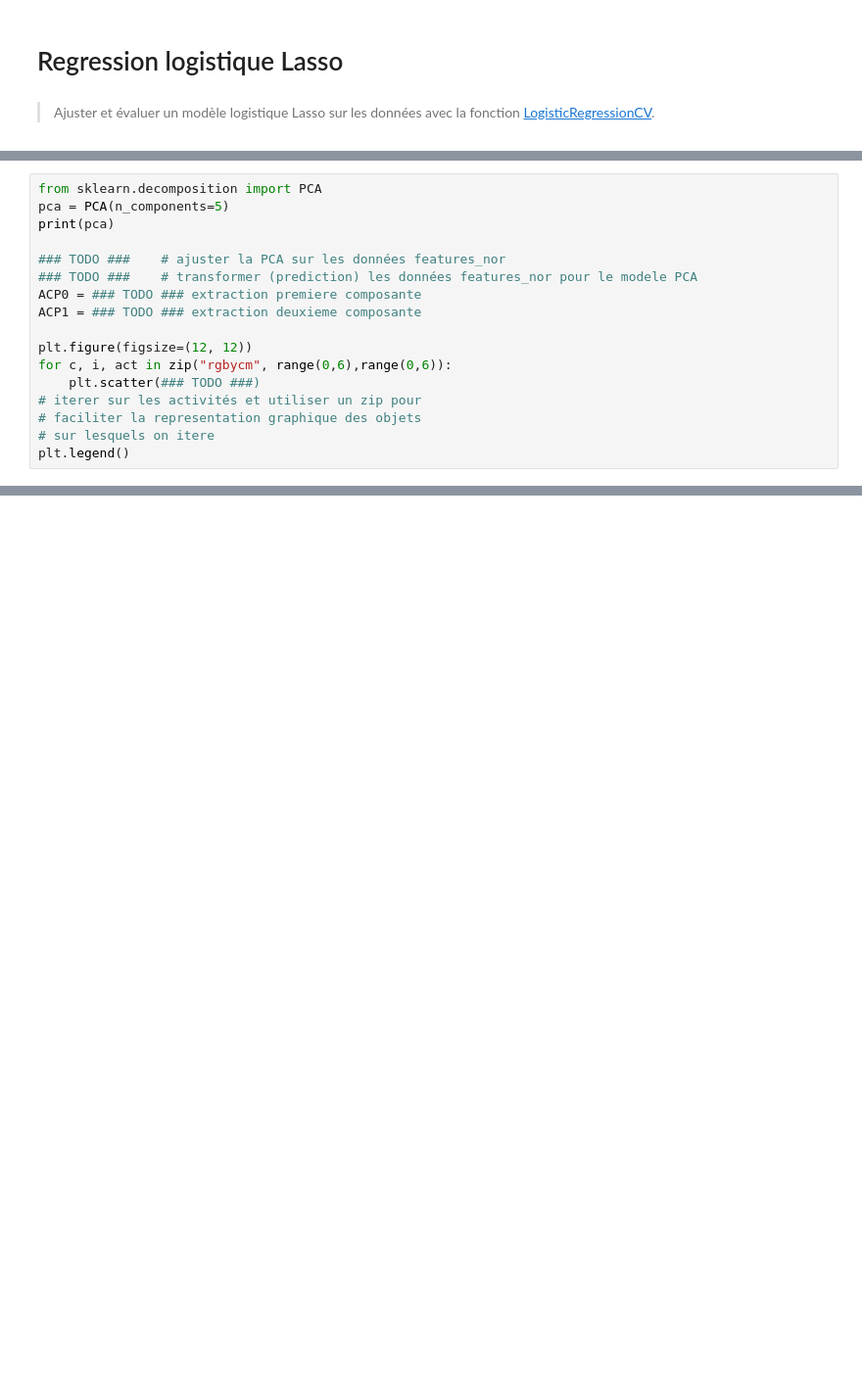
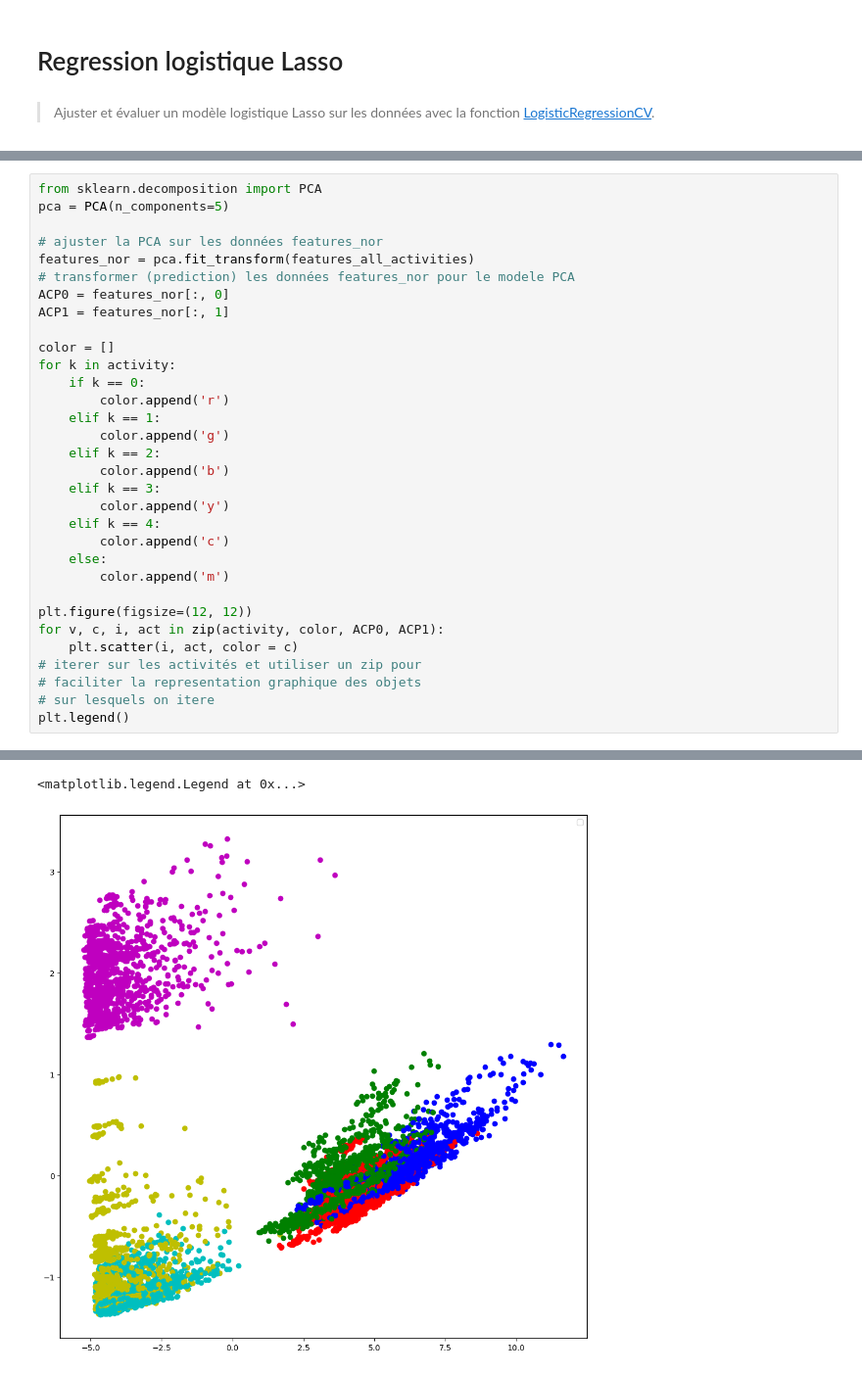
Before and after one commit to dgalemb/STASC, a Jupyter notebook: TP2.ipynb, the cells around one changed output, grey strips where cells are left out. Shown at 98% size. Saved outputs shown, nothing was run; the diff lists cells and outputs as text; blank space fills up the shorter version.

```diff
--- a/TP2.ipynb
+++ b/TP2.ipynb
@@ -501,17 +526,33 @@ Un descriptif de la fonction `sklearn.decomposition.PCA()` de la librairie sciki
 # %%
 from sklearn.decomposition import PCA
 pca = PCA(n_components=5)
-print(pca)
 
-### TODO ###    # ajuster la PCA sur les données features_nor
-### TODO ###    # transformer (prediction) les données features_nor pour le modele PCA
-ACP0 = ### TODO ### extraction premiere composante
-ACP1 = ### TODO ### extraction deuxieme composante
+# ajuster la PCA sur les données features_nor
+features_nor = pca.fit_transform(features_all_activities)
+# transformer (prediction) les données features_nor pour le modele PCA
+ACP0 = features_nor[:, 0]
+ACP1 = features_nor[:, 1]
+
+color = []
+for k in activity:
+    if k == 0:
+        color.append('r')
+    elif k == 1:
+        color.append('g')
+    elif k == 2:
+        color.append('b')
+    elif k == 3:
+        color.append('y')
+    elif k == 4:
+        color.append('c')
+    else:
+        color.append('m')
 
 plt.figure(figsize=(12, 12))
-for c, i, act in zip("rgbycm", range(0,6),range(0,6)):
-    plt.scatter(### TODO ###)
+for v, c, i, act in zip(activity, color, ACP0, ACP1):
+    plt.scatter(i, act, color = c)
 # iterer sur les activités et utiliser un zip pour
 # faciliter la representation graphique des objets
 # sur lesquels on itere
 plt.legend()
+# %% [output]
@@ -517,0 +560,2 @@ plt.legend()
+<matplotlib.legend.Legend at 0x...>
+[figure, added]
```
Also changed, not shown: parts of 9 cells of this notebook.
